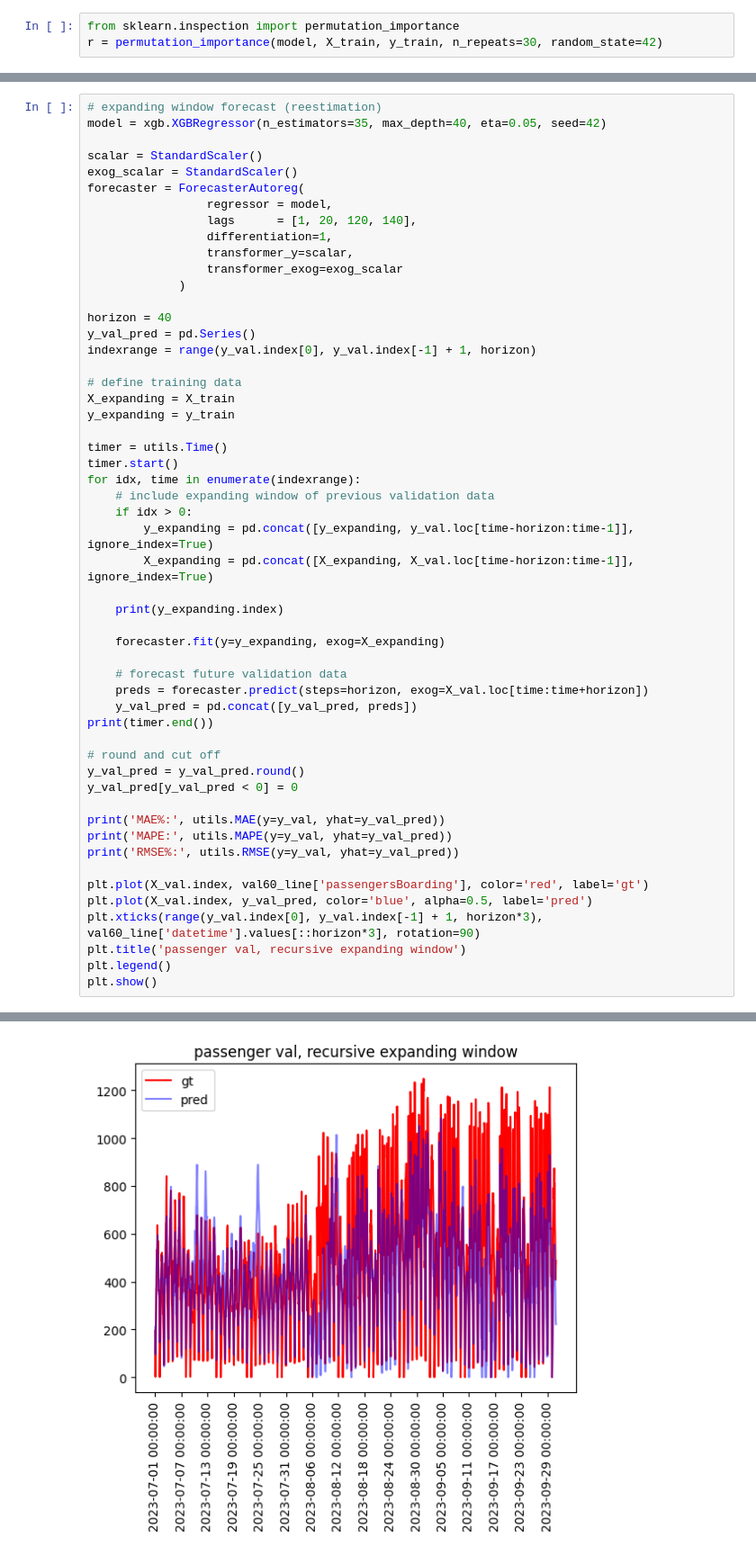
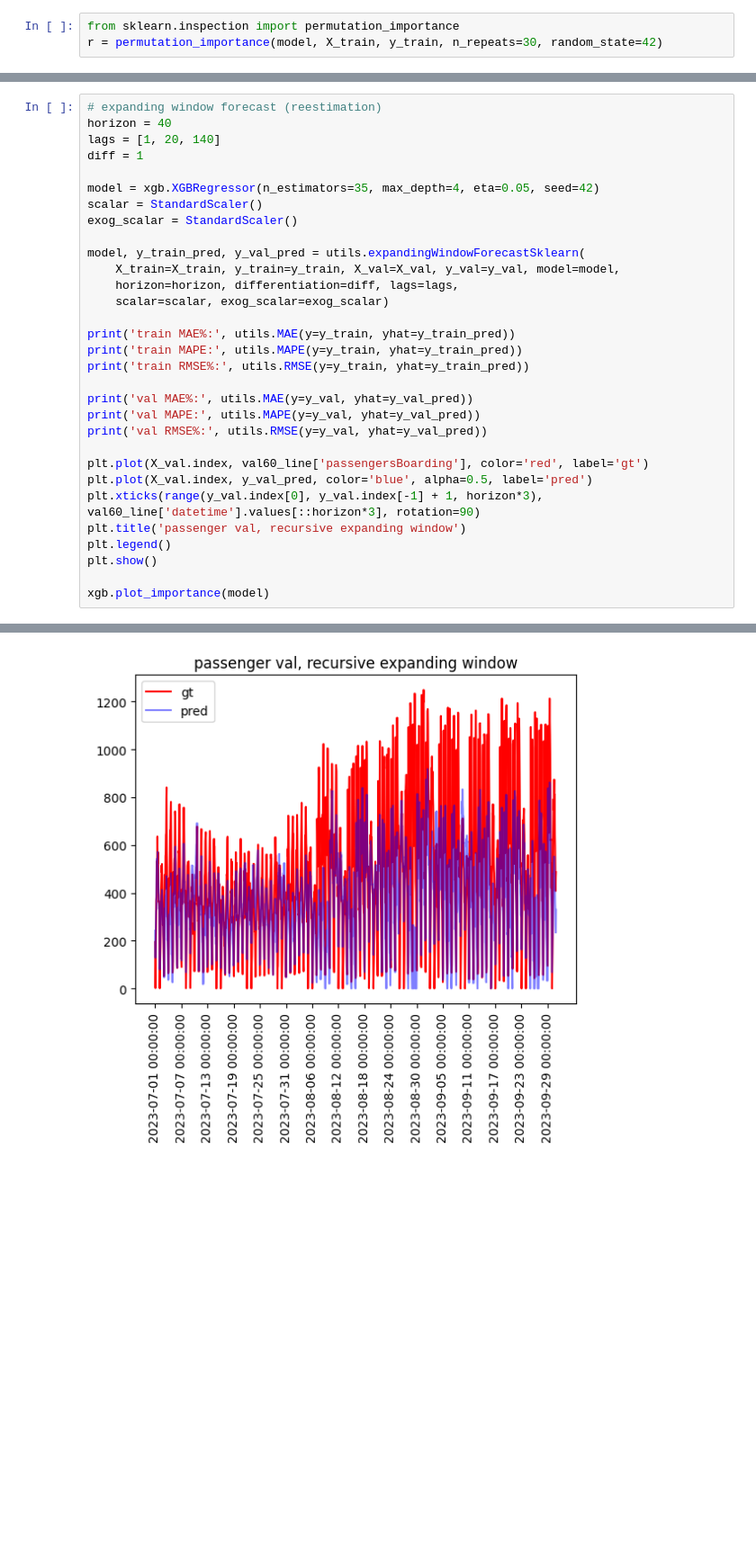
Before and after one commit to andr830g/Machine-Learning-Passenger-Forecasting, a Jupyter notebook: MachineLearningModelling.ipynb, the cells around one changed output, grey strips where cells are left out. Shown at 90% size. Cells and saved outputs as stored; diff of their text form; blank space fills up the shorter version.

```diff
--- a/MachineLearningModelling.ipynb
+++ b/MachineLearningModelling.ipynb
@@ -386,49 +229,25 @@ val RMSE%: 0.453
 # %%
 # expanding window forecast (reestimation)
-model = xgb.XGBRegressor(n_estimators=35, max_depth=40, eta=0.05, seed=42)
+horizon = 40
+lags = [1, 20, 140]
+diff = 1
 
+model = xgb.XGBRegressor(n_estimators=35, max_depth=4, eta=0.05, seed=42)
 scalar = StandardScaler()
 exog_scalar = StandardScaler()
-forecaster = ForecasterAutoreg(
-                 regressor = model,
-                 lags      = [1, 20, 120, 140],
-                 differentiation=1,
-                 transformer_y=scalar,
-                 transformer_exog=exog_scalar
-             )
 
-horizon = 40
-y_val_pred = pd.Series()
-indexrange = range(y_val.index[0], y_val.index[-1] + 1, horizon)
+model, y_train_pred, y_val_pred = utils.expandingWindowForecastSklearn(
+    X_train=X_train, y_train=y_train, X_val=X_val, y_val=y_val, model=model,
+    horizon=horizon, differentiation=diff, lags=lags,
+    scalar=scalar, exog_scalar=exog_scalar)
 
-# define training data
-X_expanding = X_train
-y_expanding = y_train
+print('train MAE%:', utils.MAE(y=y_train, yhat=y_train_pred))
+print('train MAPE:', utils.MAPE(y=y_train, yhat=y_train_pred))
+print('train RMSE%:', utils.RMSE(y=y_train, yhat=y_train_pred))
 
-timer = utils.Time()
-timer.start()
-for idx, time in enumerate(indexrange):
-    # include expanding window of previous validation data
-    if idx > 0:
-        y_expanding = pd.concat([y_expanding, y_val.loc[time-horizon:time-1]], ignore_index=True)
-        X_expanding = pd.concat([X_expanding, X_val.loc[time-horizon:time-1]], ignore_index=True)
-
-    print(y_expanding.index)
-
-    forecaster.fit(y=y_expanding, exog=X_expanding)
-
-    # forecast future validation data
-    preds = forecaster.predict(steps=horizon, exog=X_val.loc[time:time+horizon])
-    y_val_pred = pd.concat([y_val_pred, preds])
-print(timer.end())
-
-# round and cut off
-y_val_pred = y_val_pred.round()
-y_val_pred[y_val_pred < 0] = 0
-
-print('MAE%:', utils.MAE(y=y_val, yhat=y_val_pred))
-print('MAPE:', utils.MAPE(y=y_val, yhat=y_val_pred))
-print('RMSE%:', utils.RMSE(y=y_val, yhat=y_val_pred))
+print('val MAE%:', utils.MAE(y=y_val, yhat=y_val_pred))
+print('val MAPE:', utils.MAPE(y=y_val, yhat=y_val_pred))
+print('val RMSE%:', utils.RMSE(y=y_val, yhat=y_val_pred))
 
 plt.plot(X_val.index, val60_line['passengersBoarding'], color='red', label='gt')
 plt.plot(X_val.index, y_val_pred, color='blue', alpha=0.5, label='pred')
@@ -436,5 +255,7 @@ plt.xticks(range(y_val.index[0], y_val.index[-1] + 1, horizon*3), val60_line['da
 plt.title('passenger val, recursive expanding window')
 plt.legend()
 plt.show()
+
+xgb.plot_importance(model)
 # %% [output]
 RangeIndex(start=0, stop=14680, step=1)
@@ -459 +285 @@ RMSE%: 0.38
-[figure, old version]
+[figure, new version]
```
Also changed, not shown: parts of 17 cells of this notebook, 1 other file.
